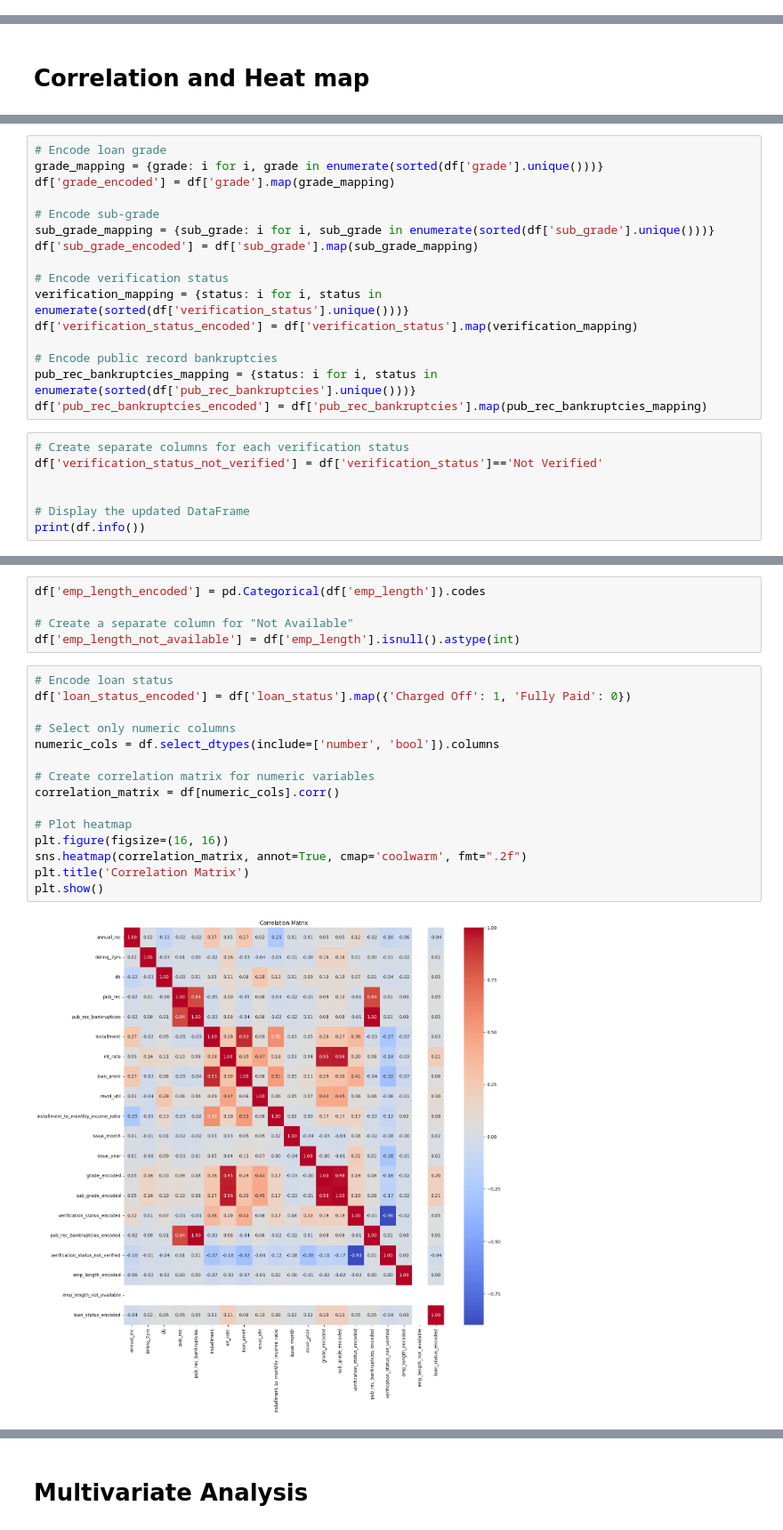
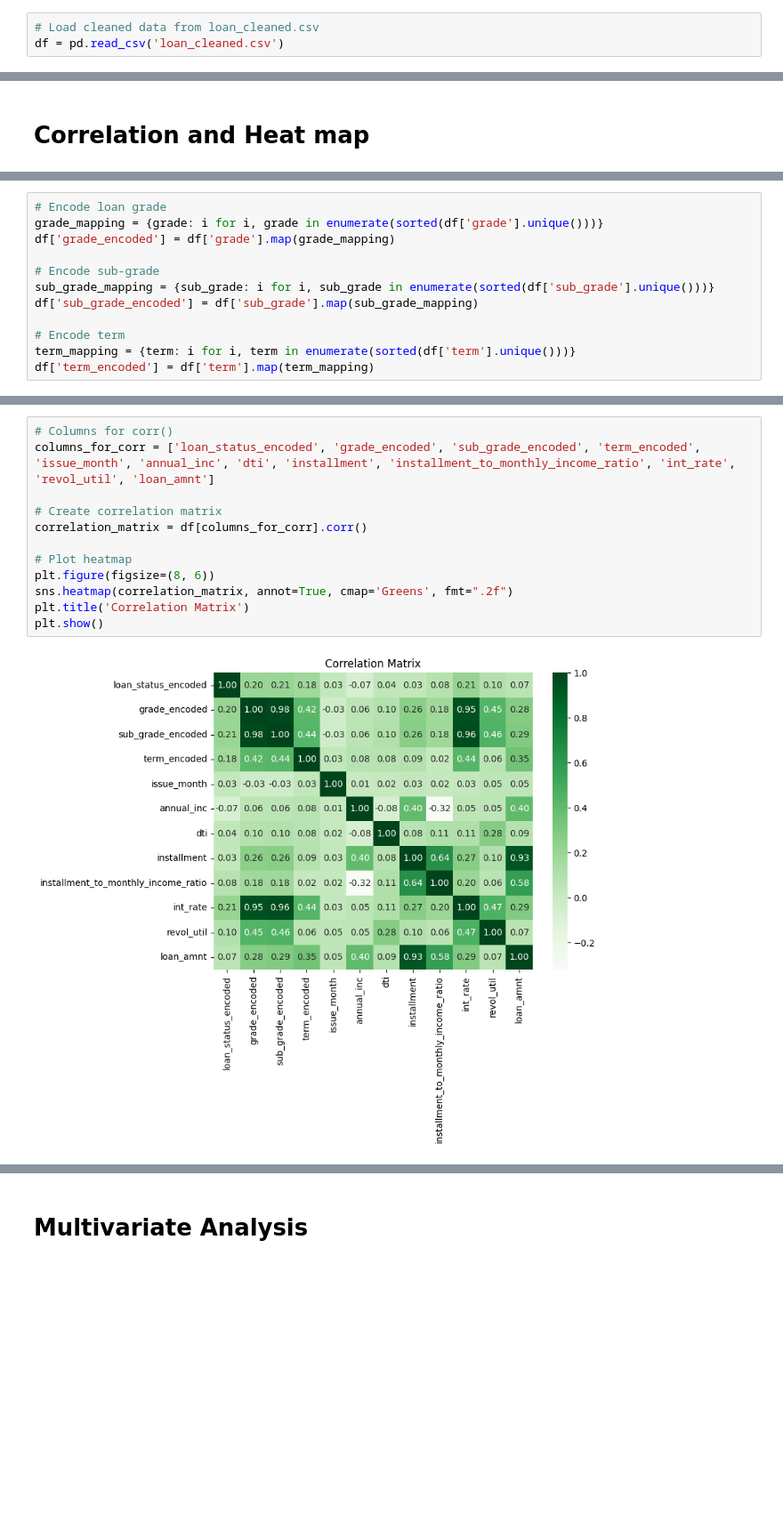
Before and after one commit to kk20krishna/Lending-Club-Case-Study, a Jupyter notebook: Lending_Club_Case_Study.ipynb, the cells around one changed output, grey strips where cells are left out. Shown at 89% size. Cells and saved outputs as stored; diff of their text form; blank space fills up the shorter version.

```diff
--- a/Lending_Club_Case_Study.ipynb
+++ b/Lending_Club_Case_Study.ipynb
@@ -505,3 +495,6 @@ Rows in data after removal: 36815
+# %%
+# Load cleaned data from loan_cleaned.csv
+df = pd.read_csv('loan_cleaned.csv')
 # %% [markdown]
 # Univariate Analysis
 # %% [markdown]
@@ -1653,17 +1713,6 @@ df['grade_encoded'] = df['grade'].map(grade_mapping)
 sub_grade_mapping = {sub_grade: i for i, sub_grade in enumerate(sorted(df['sub_grade'].unique()))}
 df['sub_grade_encoded'] = df['sub_grade'].map(sub_grade_mapping)
 
-# Encode verification status
-verification_mapping = {status: i for i, status in enumerate(sorted(df['verification_status'].unique()))}
-df['verification_status_encoded'] = df['verification_status'].map(verification_mapping)
-
-# Encode public record bankruptcies
-pub_rec_bankruptcies_mapping = {status: i for i, status in enumerate(sorted(df['pub_rec_bankruptcies'].unique()))}
-df['pub_rec_bankruptcies_encoded'] = df['pub_rec_bankruptcies'].map(pub_rec_bankruptcies_mapping)
+# Encode term
+term_mapping = {term: i for i, term in enumerate(sorted(df['term'].unique()))}
+df['term_encoded'] = df['term'].map(term_mapping)
-# %%
-# Create separate columns for each verification status
-df['verification_status_not_verified'] = df['verification_status']=='Not Verified'
-
-
-# Display the updated DataFrame
-print(df.info())
@@ -1688,22 +1719,14 @@ None
-# %%
-df['emp_length_encoded'] = pd.Categorical(df['emp_length']).codes
-
-# Create a separate column for "Not Available"
-df['emp_length_not_available'] = df['emp_length'].isnull().astype(int)
 # %%
-# Encode loan status
-df['loan_status_encoded'] = df['loan_status'].map({'Charged Off': 1, 'Fully Paid': 0})
+# Columns for corr()
+columns_for_corr = ['loan_status_encoded', 'grade_encoded', 'sub_grade_encoded', 'term_encoded', 'issue_month', 'annual_inc', 'dti', 'installment', 'installment_to_monthly_income_ratio', 'int_rate', 'revol_util', 'loan_amnt']
 
-# Select only numeric columns
-numeric_cols = df.select_dtypes(include=['number', 'bool']).columns
-
-# Create correlation matrix for numeric variables
-correlation_matrix = df[numeric_cols].corr()
+# Create correlation matrix
+correlation_matrix = df[columns_for_corr].corr()
 
 # Plot heatmap
-plt.figure(figsize=(16, 16))
-sns.heatmap(correlation_matrix, annot=True, cmap='coolwarm', fmt=".2f")
+plt.figure(figsize=(8, 6))
+sns.heatmap(correlation_matrix, annot=True, cmap='Greens', fmt=".2f")
 plt.title('Correlation Matrix')
 plt.show()
 # %% [output]
-[figure, old version]
+[figure, new version]
```
Also changed, not shown: parts of 57 cells of this notebook.
